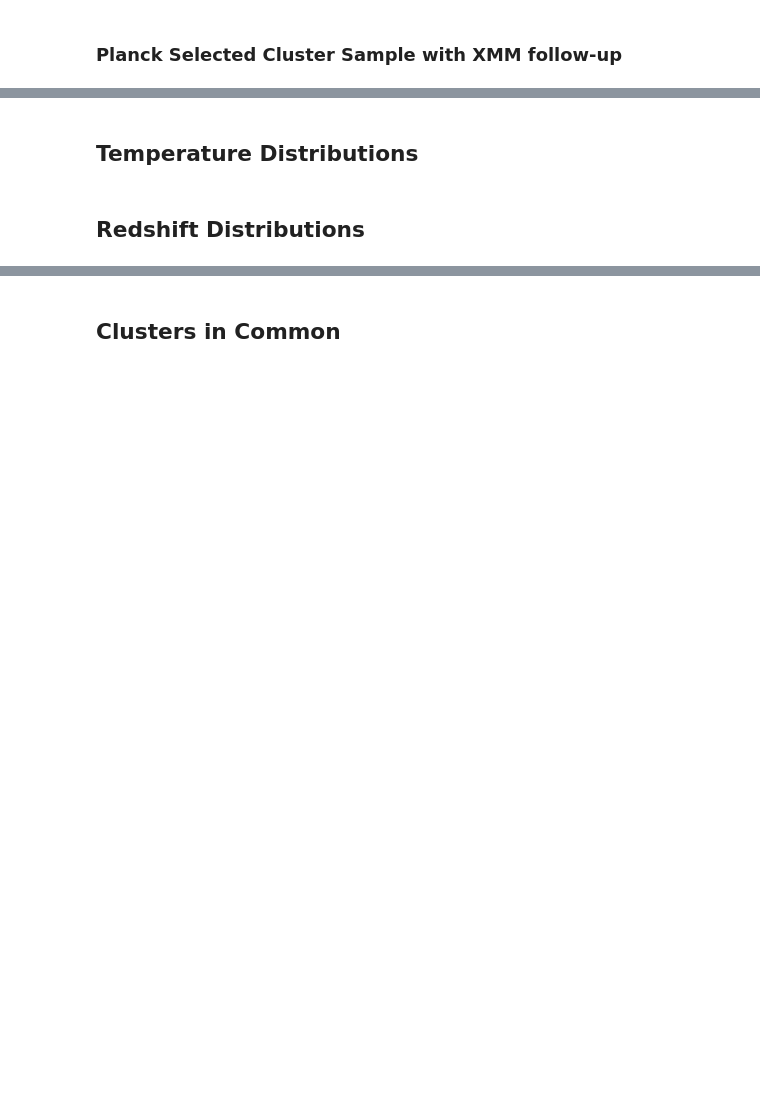
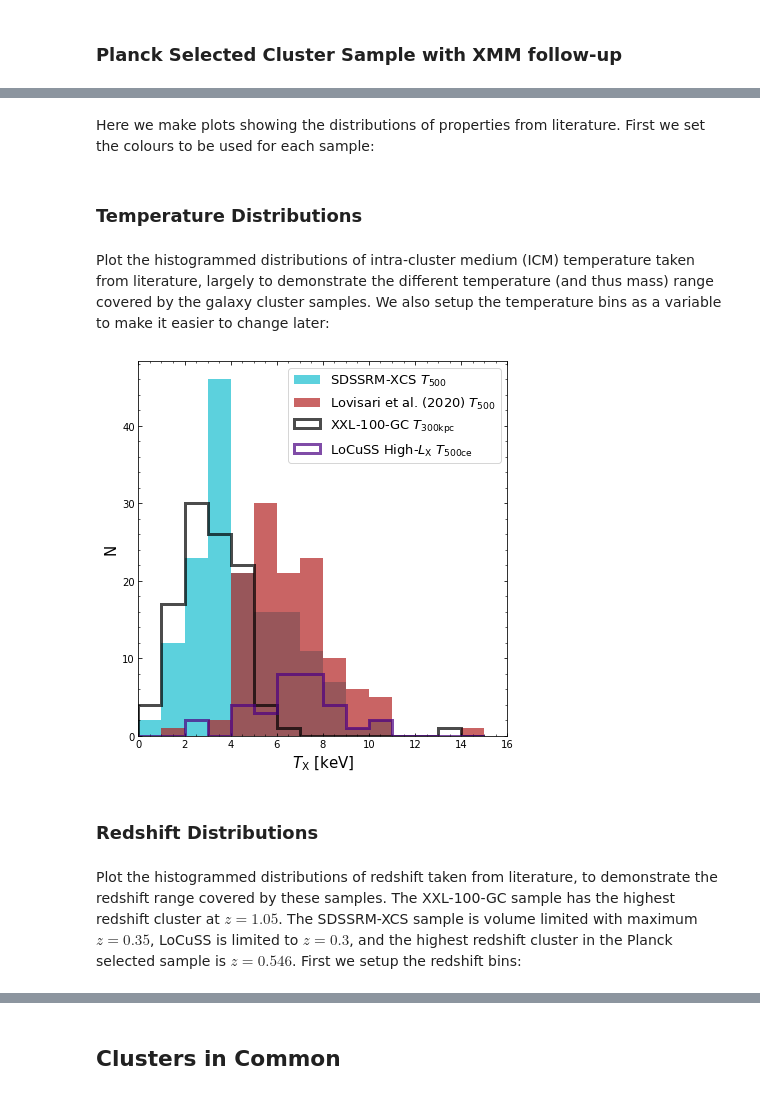
Before and after one commit to DavidT3/XCS-Mass-Paper-I-Analysis, a Jupyter notebook: sample_properties.ipynb, the cells around one changed output, grey strips where cells are left out. Saved outputs shown, nothing was run; the diff lists cells and outputs as text; code cells hidden in the pictures; blank space fills up the shorter version.

```diff
--- a/sample_properties.ipynb
+++ b/sample_properties.ipynb
@@ -34,3 +90,5 @@ xcs3p.head(10)
+# %%
+xcs3p['name'] = xcs3p['MEM_MATCH_ID'].apply(lambda x: "SDSSRMXCS-"+str(x))
 # %% [markdown]
 ### XXL-100-GC Cluster Sample
 # %% [markdown]
@@ -60,3 +125,5 @@ xxlgc100.head(10)
+# %%
+xxlgc100['name'] = xxlgc100['XLSSC'].apply(lambda x: "XLSSC-"+str(x))
 # %% [markdown]
 ### LoCuSS High-$L_{\rm{X}}$ Cluster Sample
 # %% [markdown]
@@ -127,4 +202,42 @@ lovisari.head(10)
+# %% [markdown]
+Here we make plots showing the distributions of properties from literature. First we set the colours to be used for each sample:
+# %%
+xcs3p_colour = "tab:cyan"
+lovisari_colour = "firebrick"
+xxlgc100_colour = "black"
+locuss_colour = "indigo"
 # %% [markdown]
-## Temperature Distributions
+### Temperature Distributions
+# %% [markdown]
+Plot the histogrammed distributions of intra-cluster medium (ICM) temperature taken from literature, largely to demonstrate the different temperature (and thus mass) range covered by the galaxy cluster samples. We also setup the temperature bins as a variable to make it easier to change later:
+# %%
+temp_bins = np.arange(0, 16, 1)
+# %%
+plt.figure(figsize=(6, 6))
+plt.minorticks_on()
+plt.tick_params(which='both', direction='in', top=True, right=True)
+
+plt.hist(xcs3p['Tx'].values, bins=temp_bins, color=xcs3p_colour, alpha=0.7, histtype='stepfilled',
+         label=r"SDSSRM-XCS $T_{500}$", linewidth=3)
+plt.hist(lovisari['Tx'].values, bins=temp_bins, color=lovisari_colour, alpha=0.7, histtype='stepfilled',
+         label=r"Lovisari et al. (2020) $T_{500}$", linewidth=3)
+plt.hist(xxlgc100['T300kpc'].values, bins=temp_bins, color=xxlgc100_colour, alpha=0.7, histtype='step',
+         label=r"XXL-100-GC $T_{300\rm{kpc}}$", linewidth=3)
+plt.hist(locuss['x_Tx500ce'].values, bins=temp_bins, color=locuss_colour, alpha=0.7, histtype='step',
+         label=r"LoCuSS High-$L_{\rm{X}}$ $T_{500\rm{ce}}$", linewidth=3)
+
+plt.ylabel("N", fontsize=15)
+plt.xlabel(r"$T_{\rm{X}}$ [keV]", fontsize=15)
+
+plt.xlim(0, 16)
+plt.legend(fontsize=13)
+plt.tight_layout()
+
+plt.savefig("non_paper_figures/samps_tdist.pdf")
+plt.show()
+# %% [output]
+[figure, added]
 # %% [markdown]
-## Redshift Distributions
+### Redshift Distributions
+# %% [markdown]
+Plot the histogrammed distributions of redshift taken from literature, to demonstrate the redshift range covered by these samples. The XXL-100-GC sample has the highest redshift cluster at $z=1.05$. The SDSSRM-XCS sample is volume limited with maximum $z=0.35$, LoCuSS is limited to $z=0.3$, and the highest redshift cluster in the Planck selected sample is $z=0.546$. First we setup the redshift bins:
```
Also changed, not shown: parts of 39 cells of this notebook, 4 other files.
